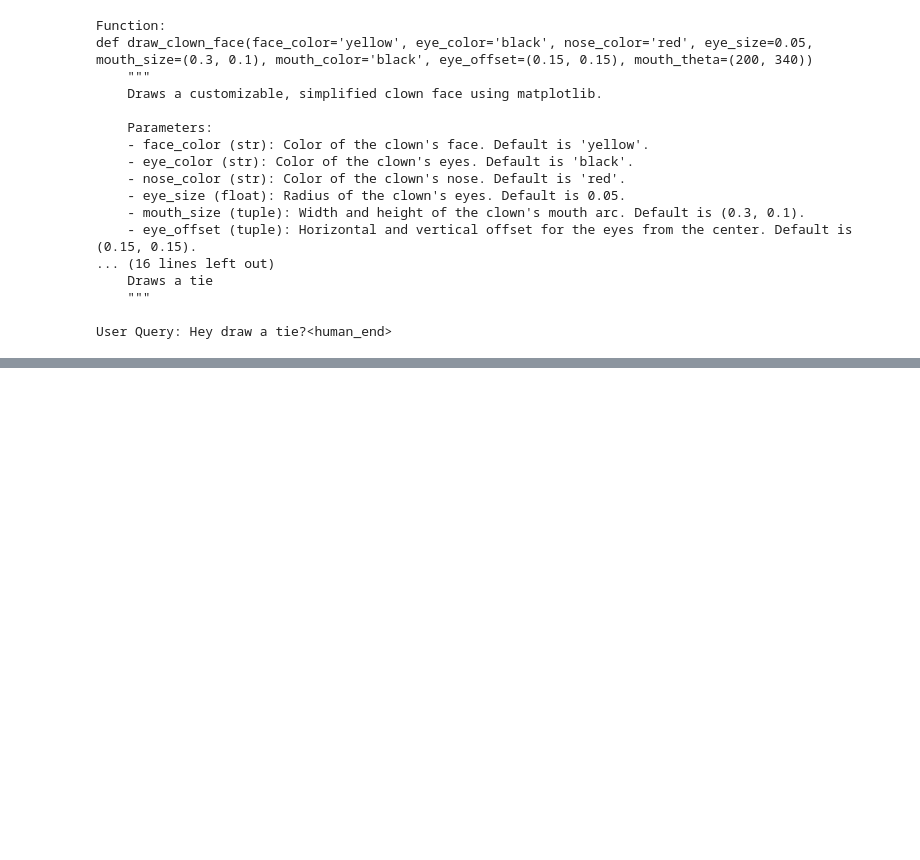
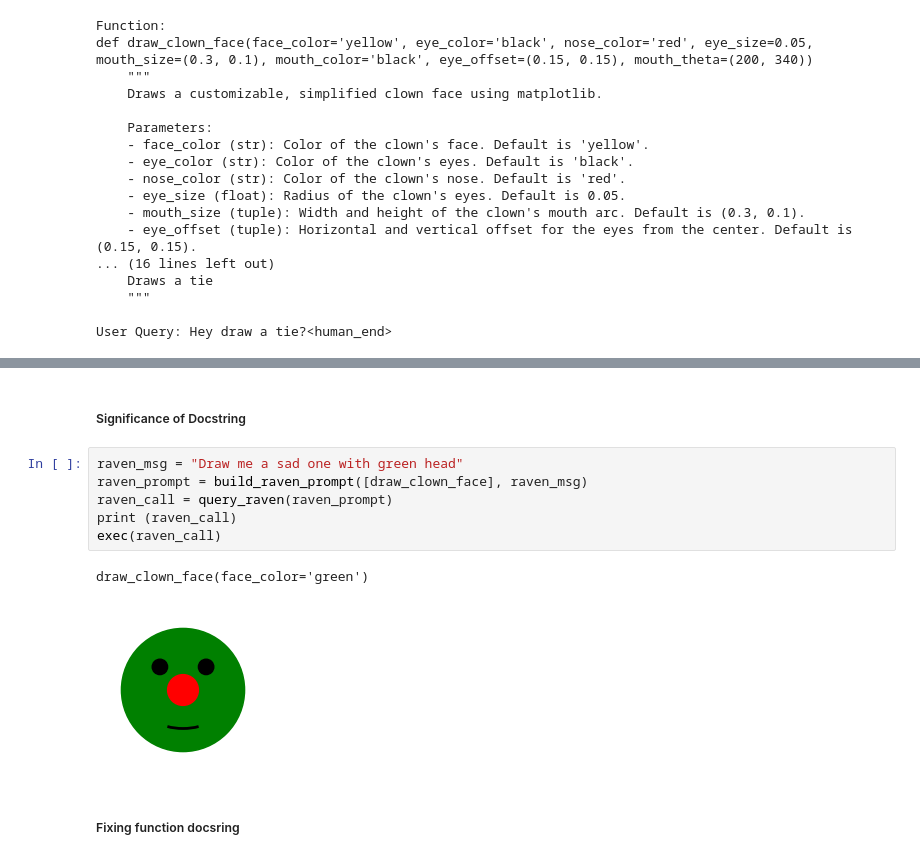
Before and after one commit to SMAshhar/FunctionCalling-and-DataExtraction-LLM, a Jupyter notebook: 1-FC_Variations/1.ipynb, the cells around one changed output, grey strips where cells are left out. Cells and saved outputs as stored; diff of their text form; blank space fills up the shorter version.

```diff
--- a/1-FC_Variations/1.ipynb
+++ b/1-FC_Variations/1.ipynb
@@ -134,0 +170,13 @@ User Query: Hey draw a tie?<human_end>
+# %% [markdown]
+##### Significance of Docstring
+# %%
+raven_msg = "Draw me a sad one with green head"
+raven_prompt = build_raven_prompt([draw_clown_face], raven_msg)
+raven_call = query_raven(raven_prompt)
+print (raven_call)
+exec(raven_call)
+# %% [output]
+draw_clown_face(face_color='green')
+[figure, added]
+# %% [markdown]
+##### Fixing function docsring
```
Also changed, not shown: parts of 16 cells of this notebook.
